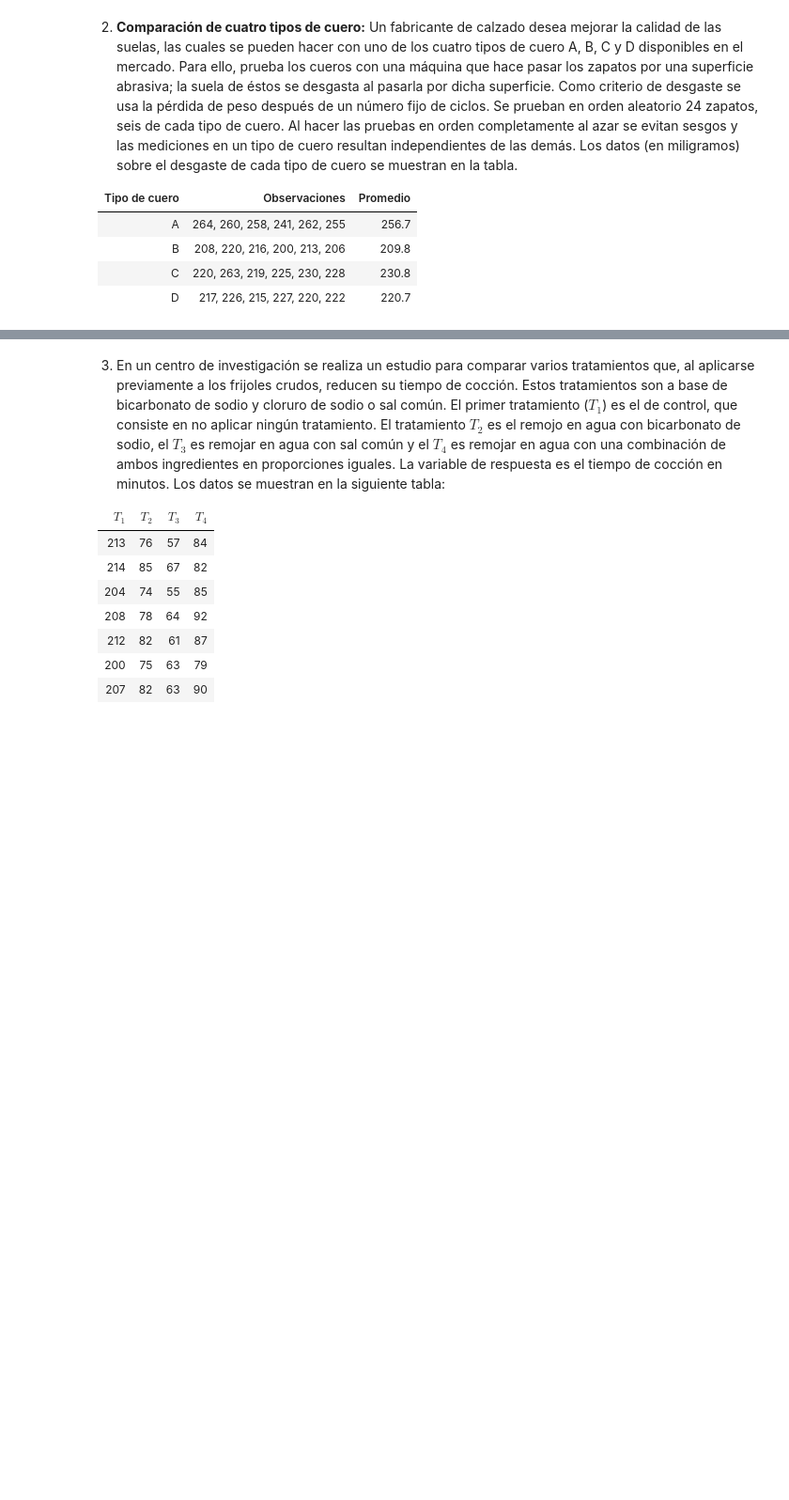
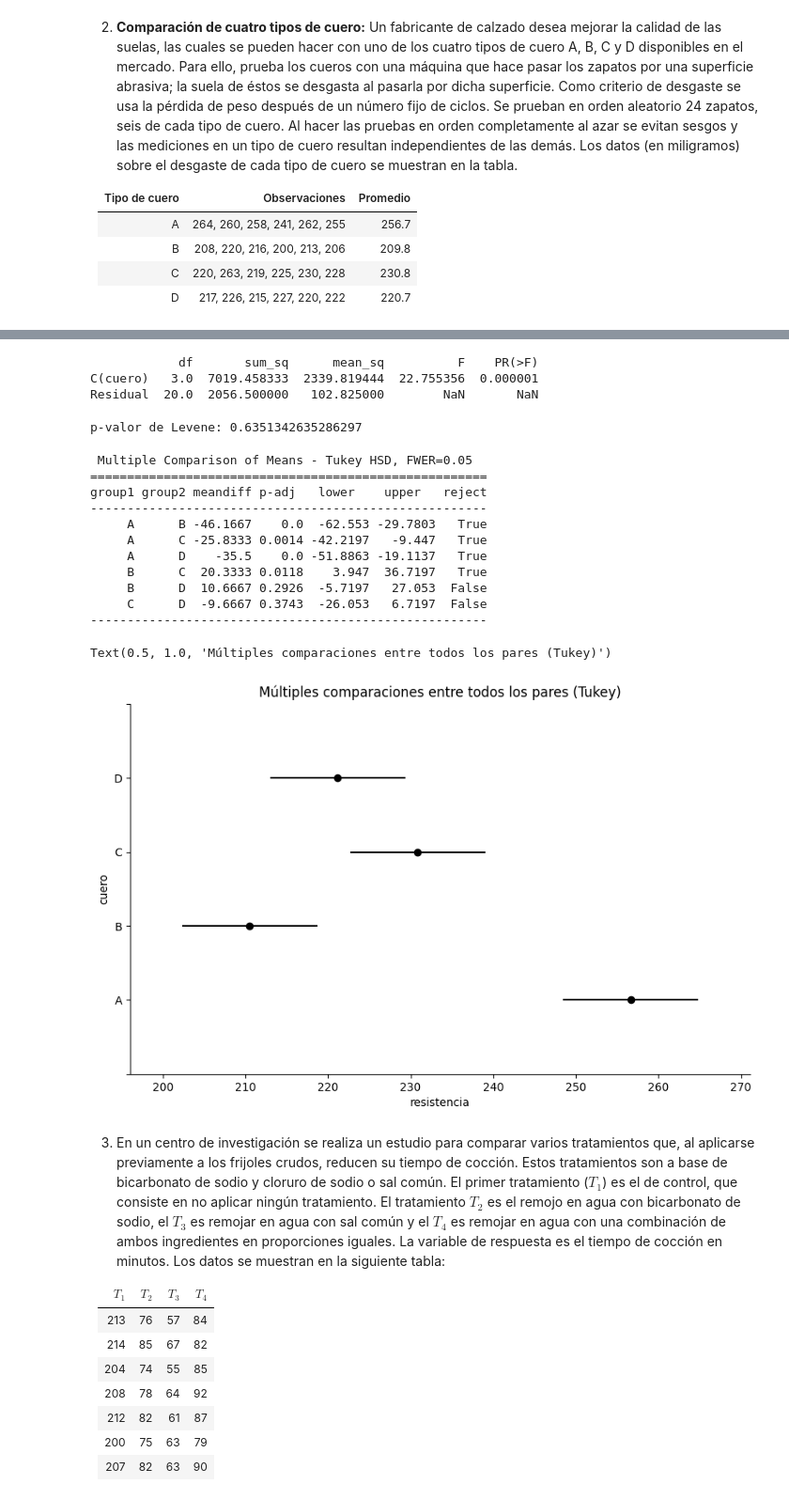
Before and after one commit to CesarRodriguez19/EstadisticaVerano, a Jupyter notebook: Problemas_Un_Factor.ipynb, the cells around one changed output, grey strips where cells are left out. Shown at 94% size. Drawn from its saved outputs; the diff is of its cells as text; code cells hidden in the pictures; blank space fills up the shorter version.

```diff
--- a/Problemas_Un_Factor.ipynb
+++ b/Problemas_Un_Factor.ipynb
@@ -75,3 +187,61 @@ df
+# %%
+#tabla anova
+from statsmodels.formula.api import ols
+import statsmodels.api as sm
+modelo_lineal=ols("resistencia~C(cuero)", data=df).fit()
+tabla_anova=sm.stats.anova_lm(modelo_lineal)
+print(tabla_anova)
+# %% [output]
+            df       sum_sq      mean_sq          F    PR(>F)
+C(cuero)   3.0  7019.458333  2339.819444  22.755356  0.000001
+Residual  20.0  2056.500000   102.825000        NaN       NaN
+# %%
+from scipy.stats import levene
+
+# Supón que tienes un DataFrame df con columnas 'respuesta' y 'grupo'
+grupo1 = df[df['cuero'] == 'A']['resistencia']
+grupo2 = df[df['cuero'] == 'B']['resistencia']
+grupo3 = df[df['cuero'] == 'C']['resistencia']
+grupo4 = df[df['cuero'] == 'D']['resistencia']
+
+
+
+stat, p = levene(grupo1, grupo2, grupo3,grupo4)
+print(f"p-valor de Levene: {p}")
+# %% [output]
+p-valor de Levene: 0.6351342635286297
+# %%
+from statsmodels.stats.multicomp import pairwise_tukeyhsd
+import matplotlib.pyplot as plt
+
+nivel_de_significancia = 0.05
+
+# Prueba de Tukey
+tukey = pairwise_tukeyhsd(endog=df['resistencia'], groups=df['cuero'], alpha=nivel_de_significancia)
+
+# Mostrar los resultados
+print(tukey)
+
+# Gráfico de las diferencias entre grupos
+tukey.plot_simultaneous(ylabel="cuero", xlabel="resistencia")
+
+plt.gca().spines['right'].set_visible(False) # derecha
+plt.gca().spines['top'].set_visible(False)   # superior
+plt.title("Múltiples comparaciones entre todos los pares (Tukey)")
+# %% [output]
+ Multiple Comparison of Means - Tukey HSD, FWER=0.05
+======================================================
+group1 group2 meandiff p-adj   lower    upper   reject
+------------------------------------------------------
+     A      B -46.1667    0.0  -62.553 -29.7803   True
+     A      C -25.8333 0.0014 -42.2197   -9.447   True
+     A      D    -35.5    0.0 -51.8863 -19.1137   True
+     B      C  20.3333 0.0118    3.947  36.7197   True
+     B      D  10.6667 0.2926  -5.7197   27.053  False
+     C      D  -9.6667 0.3743  -26.053   6.7197  False
+------------------------------------------------------
+Text(0.5, 1.0, 'Múltiples comparaciones entre todos los pares (Tukey)')
+[figure, added]
 # %% [markdown]
 3. En un centro de investigación se realiza un estudio para comparar varios tratamientos que, al aplicarse previamente a los frijoles crudos, reducen su tiempo de cocción. Estos tratamientos son a base de bicarbonato de sodio y cloruro de sodio o sal común. El primer tratamiento ($T_1$) es el de control, que consiste en no aplicar ningún tratamiento. El tratamiento $T_2$ es el remojo en agua con bicarbonato de sodio, el $T_3$ es remojar en agua con sal común y el $T_4$ es remojar en agua con una combinación de ambos ingredientes en proporciones iguales. La variable de respuesta es el tiempo de cocción en minutos. Los datos se muestran en la siguiente tabla:
 
```
Also changed, not shown: parts of 4 cells of this notebook.
